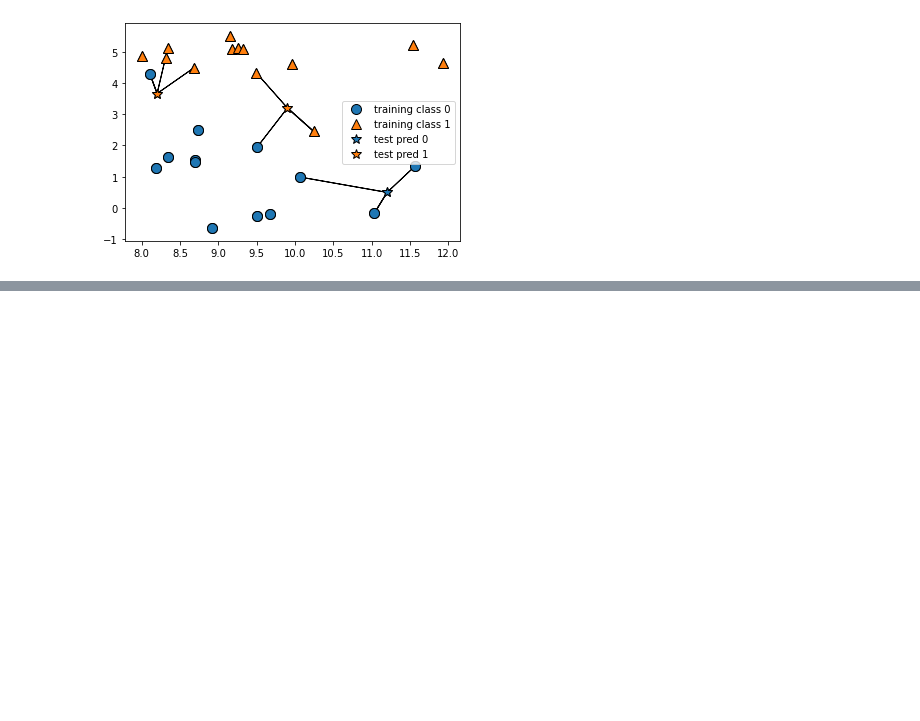
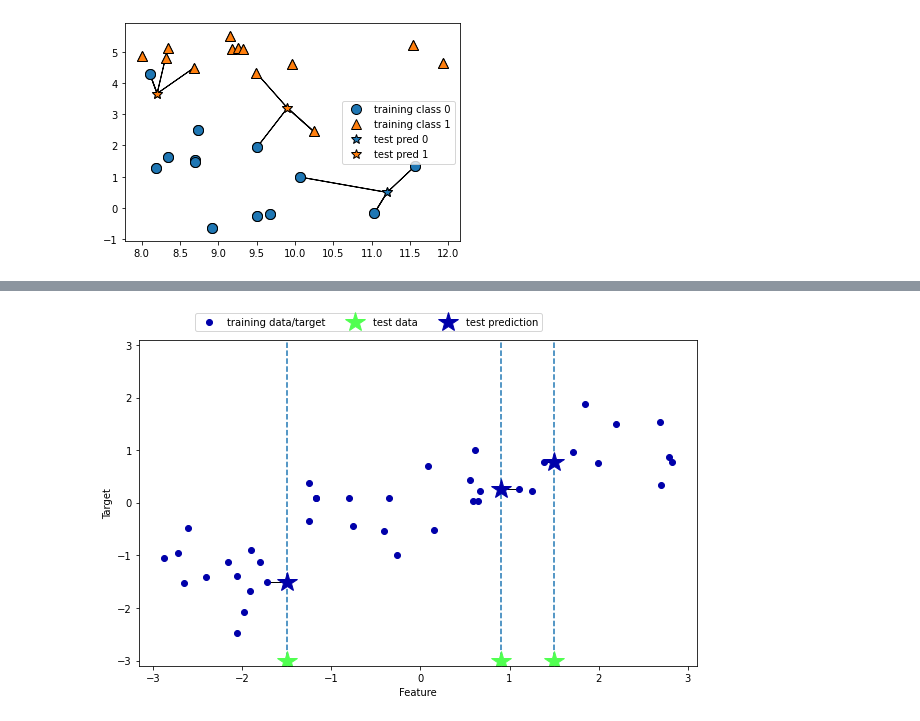
Before and after one commit to myungbinkwak/Data_campus, a Jupyter notebook: Python/day12머신러닝.ipynb, the cells around one changed output, grey strips where cells are left out. Saved outputs shown, nothing was run; the diff lists cells and outputs as text; code cells hidden in the pictures; blank space fills up the shorter version.

```diff
--- a/Python/day12머신러닝.ipynb
+++ b/Python/day12머신러닝.ipynb
@@ -60,0 +136,4 @@ mglearn.plots.plot_knn_classification(n_neighbors=3)
+# %%
+mglearn.plots.plot_knn_regression(n_neighbors=1)
+# %% [output]
+[figure, added]
```
Also changed, not shown: parts of 13 cells of this notebook.
